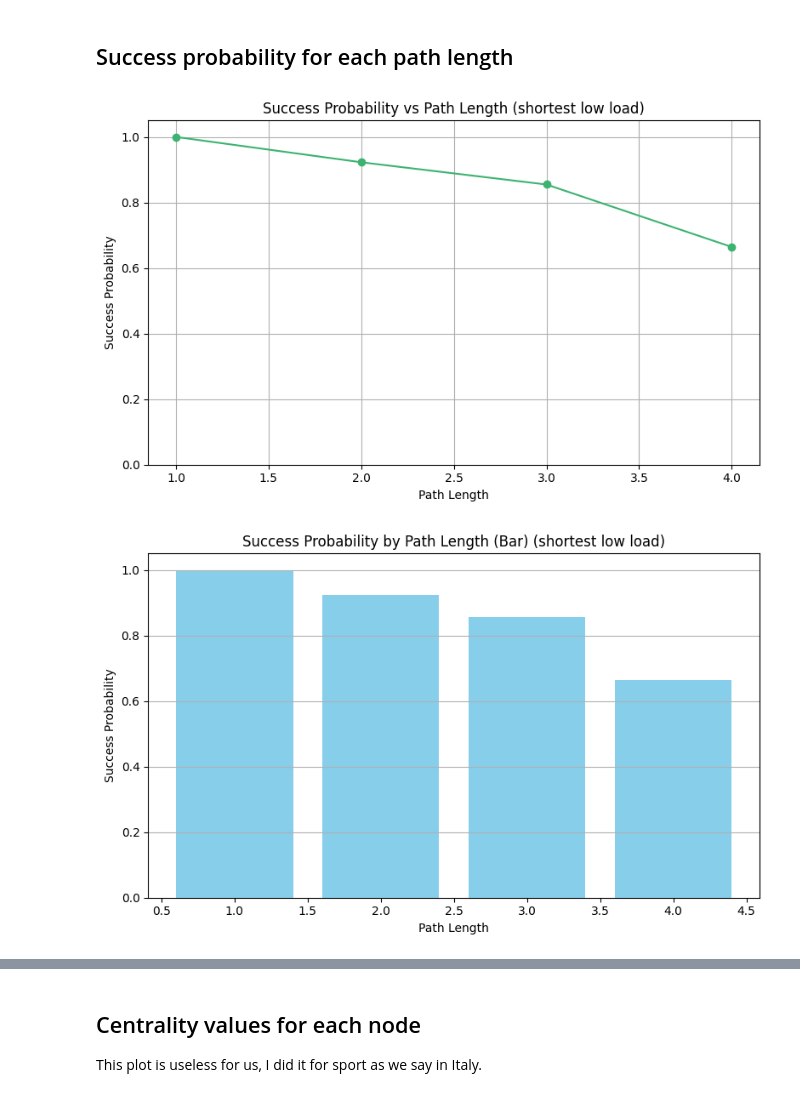
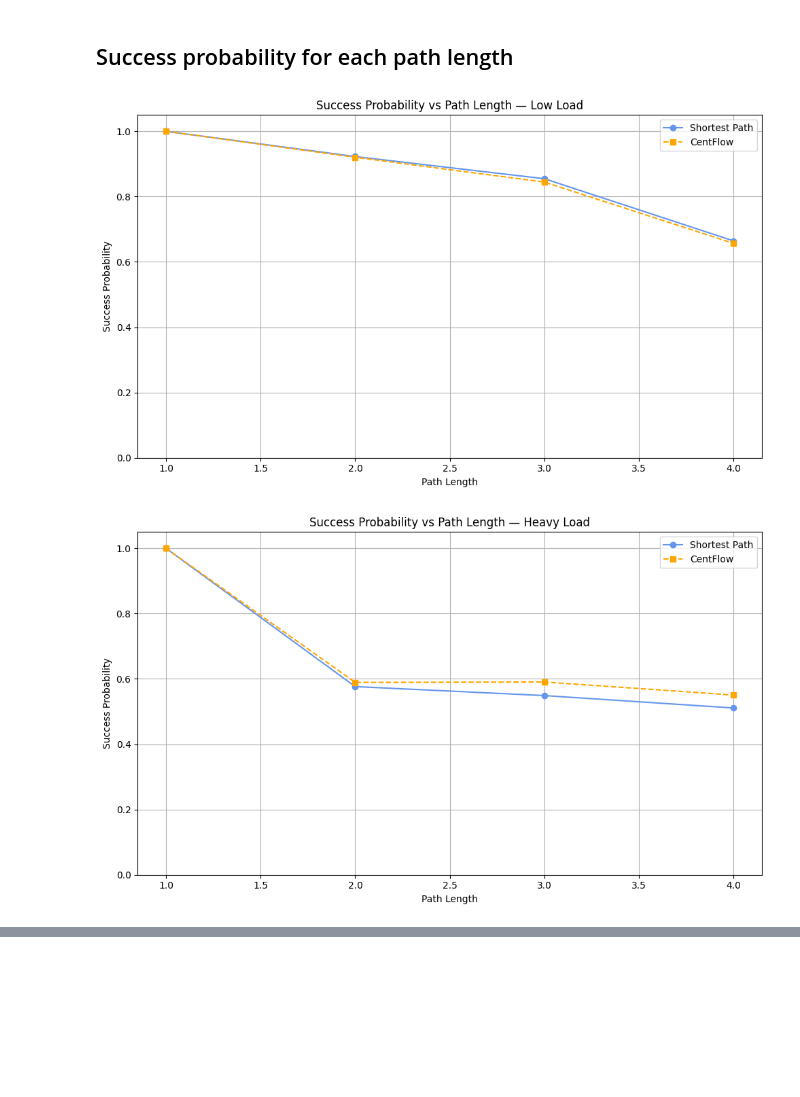
Before and after one commit to forcellatofrancesco/QKD_Simulator, a Jupyter notebook: plots.ipynb, the cells around one changed output, grey strips where cells are left out. Cells and saved outputs as stored; diff of their text form; code cells hidden in the pictures; blank space fills up the shorter version.

```diff
--- a/plots.ipynb
+++ b/plots.ipynb
@@ -214,7 +294,8 @@ Unique shortest path lengths between node pairs: [1, 2, 3, 4]
 # %%
 # Calculate and plot success probability for each path length
 
-def success_probability_by_path_length(packet_file, graph_path, title):
+def extract_success_probability_by_path_length(packet_file, graph_path):
+    """Extract success probability grouped by path length from a simulation result."""
     # Load packet results
     df = pd.read_csv(packet_file)
     df["Sent"] = df["Sent"].astype(bool)
@@ -223,60 +304,85 @@ def success_probability_by_path_length(packet_file, graph_path, title):
     # Load graph and compute shortest path lengths
     with open(graph_path) as f:
         data = json.load(f)
-    G = nx.node_link_graph(data, edges="links") # type: ignore
+    G = nx.node_link_graph(data, edges="links")  # type: ignore
     all_pairs_lengths = dict(nx.all_pairs_shortest_path_length(G))
 
-    # Build a mapping from (source, dest) to path length
+    # Build mapping from (source, dest) to path length
     path_length_dict = {}
     for src, targets in all_pairs_lengths.items():
         for dst, length in targets.items():
             if src != dst:
                 path_length_dict[(str(src), str(dst))] = length
 
     # Add path length to each packet row
     def get_path_length(row):
         src = row["Source"].replace("node", "")
         dst = row["Destination"].replace("node", "")
         return path_length_dict.get((src, dst), None)
-    df["path_length"] = df.apply(get_path_length, axis=1) # type: ignore
+
+    df["path_length"] = df.apply(get_path_length, axis=1)  # type: ignore
 
     # Filter only sent packets
     df_sent = df[df["Sent"] == True]
 
     # Group by path length and calculate success probability
     grouped = df_sent.groupby("path_length").agg(
         sent_packets=("Sent", "count"),
         delivered_packets=("Delivered", "sum")
     ).reset_index()
+
     grouped["success_probability"] = grouped["delivered_packets"] / grouped["sent_packets"]
 
-    # Plot success probability by path length
-    plt.figure(figsize=(8, 5))
-    plt.plot(grouped["path_length"], grouped["success_probability"], marker="o", linestyle="-", color="mediumseagreen")
-    plt.title(f"Success Probability vs Path Length ({title})")
+    return grouped  # DataFrame with columns: path_length, sent_packets, delivered_packets, success_probability
+
+
+'''
+# Bar plot for better representation
+plt.figure(figsize=(8, 5))
+plt.bar(grouped["path_length"], grouped["success_probability"], color="skyblue")
+plt.title(f"Success Probability by Path Length (Bar) ({title})")
+plt.xlabel("Path Length")
+plt.ylabel("Success Probability")
+plt.ylim(0, 1.05)
+plt.grid(axis="y")
+plt.tight_layout()
+plt.show()
+'''
+
+
+def plot_success_probability_comparison(grouped1, label1, grouped2, label2, title):
+    """Plot success probability vs path length for two simulations on the same plot."""
+    plt.figure(figsize=(10, 6))
+    plt.plot(grouped1["path_length"], grouped1["success_probability"], marker="o", linestyle="-",
+             label=label1, color="cornflowerblue")
+    plt.plot(grouped2["path_length"], grouped2["success_probability"], marker="s", linestyle="--",
+             label=label2, color="orange")
+
+    plt.title(f"Success Probability vs Path Length — {title}")
     plt.xlabel("Path Length")
     plt.ylabel("Success Probability")
     plt.ylim(0, 1.05)
     plt.grid(True)
+    plt.legend()
     plt.tight_layout()
     plt.show()
 
-    # Bar plot for better representation
-    plt.figure(figsize=(8, 5))
-    plt.bar(grouped["path_length"], grouped["success_probability"], color="skyblue")
-    plt.title(f"Success Probability by Path Length (Bar) ({title})")
-    plt.xlabel("Path Length")
-    plt.ylabel("Success Probability")
-    plt.ylim(0, 1.05)
-    plt.grid(axis="y")
-    plt.tight_layout()
-    plt.show()
+# --- Extract data ---
+short_low_success = extract_success_probability_by_path_length(f"{low_load_sim}packet_result.csv", graph_path)
+centflow_low_success = extract_success_probability_by_path_length(f"{low_load_sim_centflow}packet_result.csv", graph_path)
+short_heavy_success = extract_success_probability_by_path_length(f"{heavy_load_sim}packet_result.csv", graph_path)
+centflow_heavy_success = extract_success_probability_by_path_length(f"{heavy_load_sim_centflow}packet_result.csv", graph_path)
 
-# Example usage for all four simulations:
-success_probability_by_path_length(f"{low_load_sim}packet_result.csv", graph_path, "shortest low load")
-success_probability_by_path_length(f"{low_load_sim_centflow}packet_result.csv", graph_path, "centflow low load")
-success_probability_by_path_length(f"{heavy_load_sim}packet_result.csv", graph_path, "shortest heavy load")
-success_probability_by_path_length(f"{heavy_load_sim_centflow}packet_result.csv", graph_path, "centflow heavy load")
+# --- Plot comparisons ---
+# Low load comparison
+plot_success_probability_comparison(short_low_success, "Shortest Path",
+                                    centflow_low_success, "CentFlow",
+                                    "Low Load")
+
+# Heavy load comparison
+plot_success_probability_comparison(short_heavy_success, "Shortest Path",
+                                    centflow_heavy_success, "CentFlow",
+                                    "Heavy Load")
 # %% [output]
-[figure, old version]
+[figure, new version]
-[figure, old version]
+[figure, new version]
@@ -289,4 +388,0 @@ success_probability_by_path_length(f"{heavy_load_sim_centflow}packet_result.csv"
-# %% [markdown]
-## Centrality values for each node
-
-This plot is useless for us, I did it for sport as we say in Italy.
```
Also changed, not shown: parts of 7 cells of this notebook, 2 other files.
